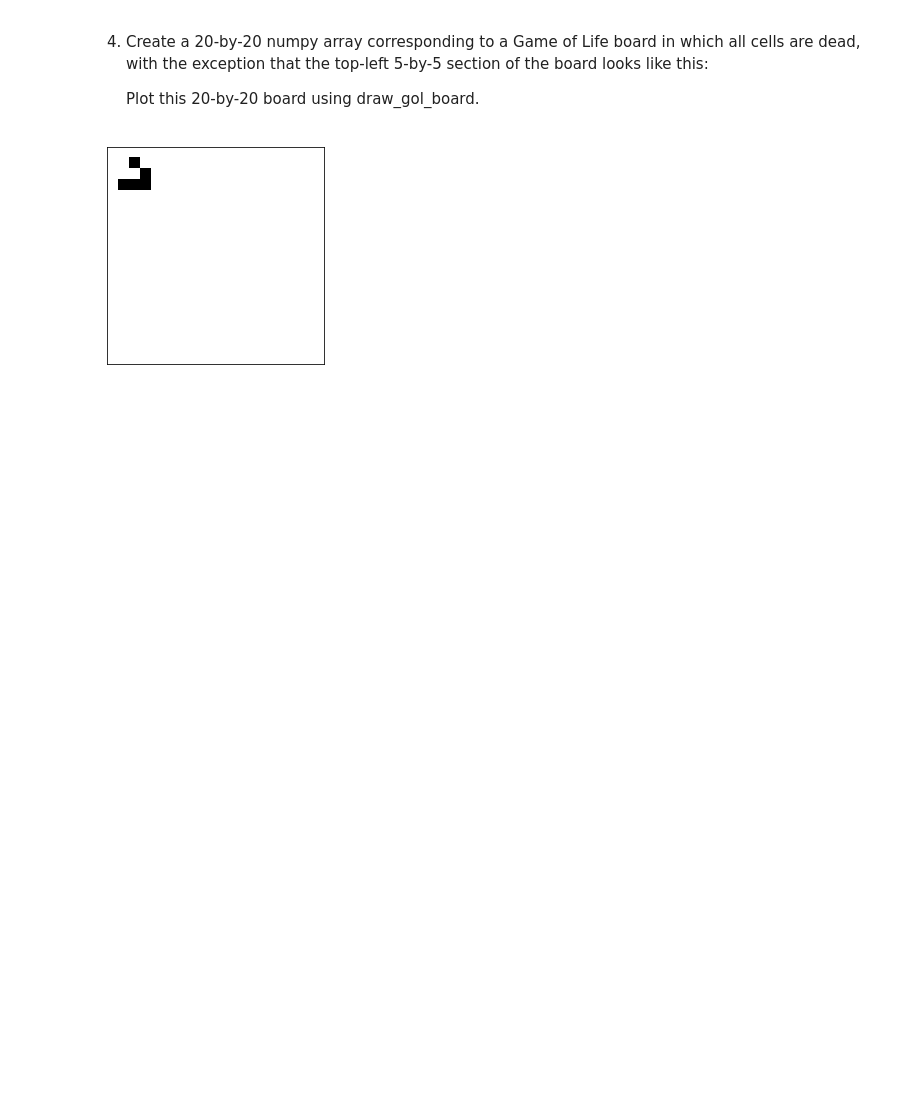
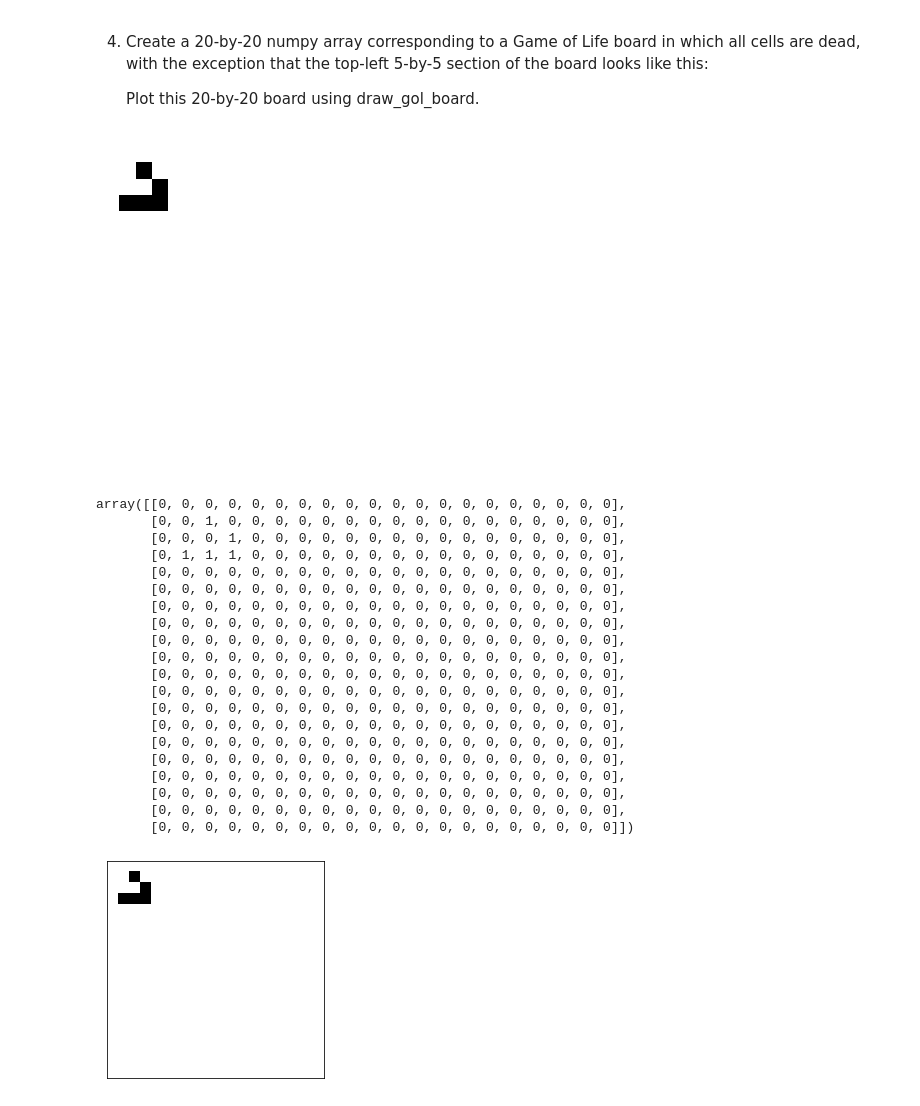
Before and after one commit to edwei06/data_science_2024_fall, a Jupyter notebook: data_science_hw1/hw1_game_of_life.ipynb, the cells around one changed output. Saved outputs shown, nothing was run; the diff lists cells and outputs as text; code cells hidden in the pictures; blank space fills up the shorter version.

```diff
--- a/data_science_hw1/hw1_game_of_life.ipynb
+++ b/data_science_hw1/hw1_game_of_life.ipynb
@@ -94,6 +162,43 @@ board = draw_gol_board(x)
 4.  Create a 20-by-20 numpy array corresponding to a Game of Life board in which all cells are dead, with the exception that the top-left 5-by-5 section of the board looks like this:
 
     Plot this 20-by-20 board using draw_gol_board.
+# %%
+board = np.zeros((20, 20), dtype=int)
+alive_cells = [
+    (1, 2),  # Third row, second column
+    (2, 3),  # Fourth row, third column
+    (3, 1),  # Second row, fourth column
+    (3, 2),  # Third row, fourth column
+    (3, 3)   # Fourth row, fourth column
+]
+
+# Activate the specified cells
+for row, col in alive_cells:
+    board[row, col] = 1
+draw_gol_board(board)
+board
+# %% [output]
+[figure, added]
+array([[0, 0, 0, 0, 0, 0, 0, 0, 0, 0, 0, 0, 0, 0, 0, 0, 0, 0, 0, 0],
+       [0, 0, 1, 0, 0, 0, 0, 0, 0, 0, 0, 0, 0, 0, 0, 0, 0, 0, 0, 0],
+       [0, 0, 0, 1, 0, 0, 0, 0, 0, 0, 0, 0, 0, 0, 0, 0, 0, 0, 0, 0],
+       [0, 1, 1, 1, 0, 0, 0, 0, 0, 0, 0, 0, 0, 0, 0, 0, 0, 0, 0, 0],
+       [0, 0, 0, 0, 0, 0, 0, 0, 0, 0, 0, 0, 0, 0, 0, 0, 0, 0, 0, 0],
+       [0, 0, 0, 0, 0, 0, 0, 0, 0, 0, 0, 0, 0, 0, 0, 0, 0, 0, 0, 0],
+       [0, 0, 0, 0, 0, 0, 0, 0, 0, 0, 0, 0, 0, 0, 0, 0, 0, 0, 0, 0],
+       [0, 0, 0, 0, 0, 0, 0, 0, 0, 0, 0, 0, 0, 0, 0, 0, 0, 0, 0, 0],
+       [0, 0, 0, 0, 0, 0, 0, 0, 0, 0, 0, 0, 0, 0, 0, 0, 0, 0, 0, 0],
+       [0, 0, 0, 0, 0, 0, 0, 0, 0, 0, 0, 0, 0, 0, 0, 0, 0, 0, 0, 0],
+       [0, 0, 0, 0, 0, 0, 0, 0, 0, 0, 0, 0, 0, 0, 0, 0, 0, 0, 0, 0],
+       [0, 0, 0, 0, 0, 0, 0, 0, 0, 0, 0, 0, 0, 0, 0, 0, 0, 0, 0, 0],
+       [0, 0, 0, 0, 0, 0, 0, 0, 0, 0, 0, 0, 0, 0, 0, 0, 0, 0, 0, 0],
+       [0, 0, 0, 0, 0, 0, 0, 0, 0, 0, 0, 0, 0, 0, 0, 0, 0, 0, 0, 0],
+       [0, 0, 0, 0, 0, 0, 0, 0, 0, 0, 0, 0, 0, 0, 0, 0, 0, 0, 0, 0],
+       [0, 0, 0, 0, 0, 0, 0, 0, 0, 0, 0, 0, 0, 0, 0, 0, 0, 0, 0, 0],
+       [0, 0, 0, 0, 0, 0, 0, 0, 0, 0, 0, 0, 0, 0, 0, 0, 0, 0, 0, 0],
+       [0, 0, 0, 0, 0, 0, 0, 0, 0, 0, 0, 0, 0, 0, 0, 0, 0, 0, 0, 0],
+       [0, 0, 0, 0, 0, 0, 0, 0, 0, 0, 0, 0, 0, 0, 0, 0, 0, 0, 0, 0],
+       [0, 0, 0, 0, 0, 0, 0, 0, 0, 0, 0, 0, 0, 0, 0, 0, 0, 0, 0, 0]])
 # %%
 # %% [output]
 [figure]
```
Also changed, not shown: parts of 14 cells of this notebook, 2 other files.
